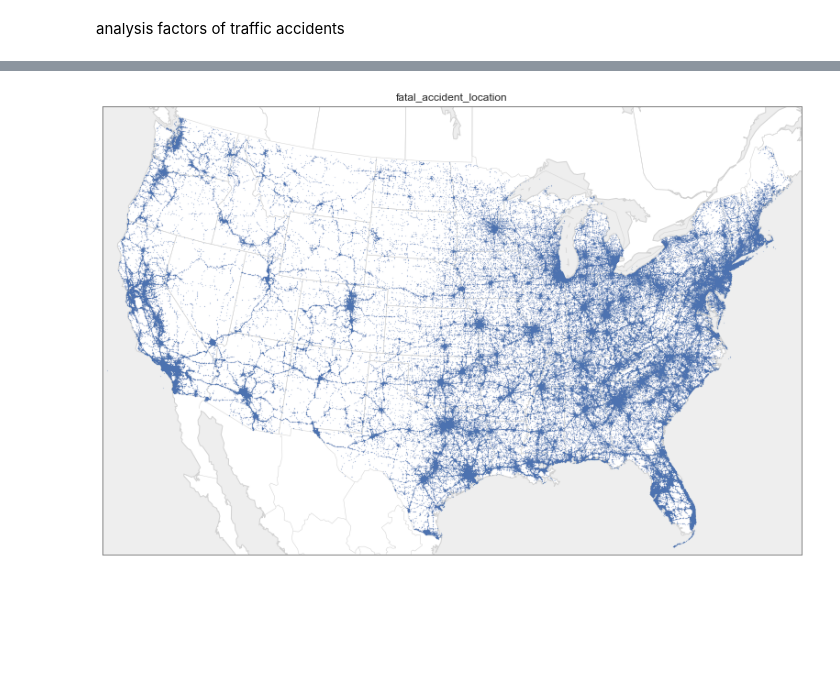
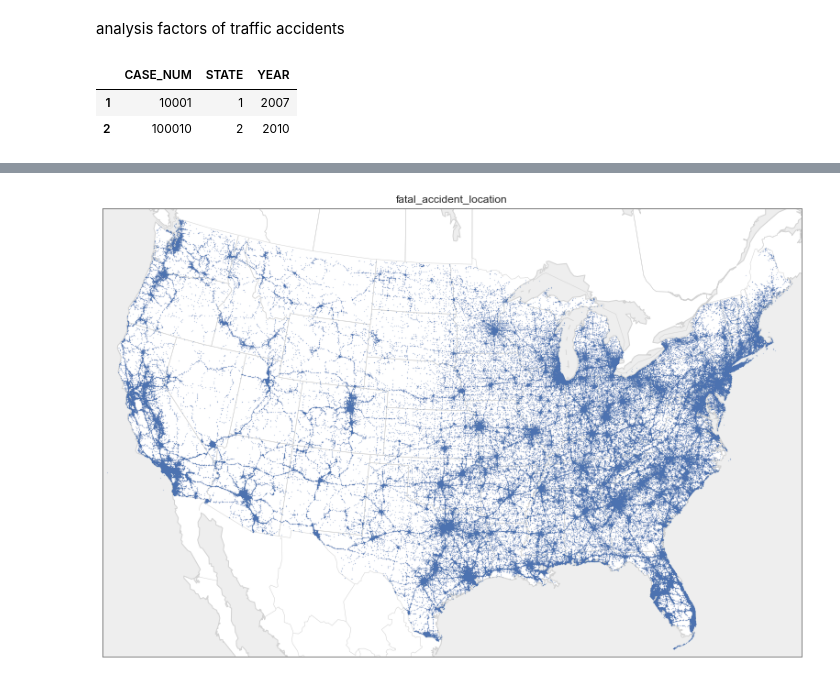
Before and after one commit to junemore/traffic-accidents-analysis, a Jupyter notebook: Notebook_3_time_analysis.ipynb, the cells around one changed output, grey strips where cells are left out. Saved outputs shown, nothing was run; the diff lists cells and outputs as text; code cells hidden in the pictures; blank space fills up the shorter version.

```diff
--- a/Notebook_3_time_analysis.ipynb
+++ b/Notebook_3_time_analysis.ipynb
@@ -20,6 +20,16 @@ plt.rcParams['figure.figsize'] = (10, 6)
 # %%
 accidents=pd.read_hdf('results/accidents.h5', 'accidents')
 vehicles=pd.read_hdf('results/vehicles.h5', 'vehicles')
+# %%
+d = {'STATE': [1,2], 'CASE_NUM': [10001, 100010],'YEAR':[2007,2010]}
+df = pd.DataFrame(data=d)
+df.index=[1,2]
+# %%
+df
+# %% [output]
+|  | CASE_NUM | STATE | YEAR |
+| 1 | 10001 | 1 | 2007 |
+| 2 | 100010 | 2 | 2010 |
 # %%
 person=[]
 for i,j in zip(range(2007,2017),range(0,10)):
```
Also changed, not shown: parts of 5 cells of this notebook, 15 other files.
